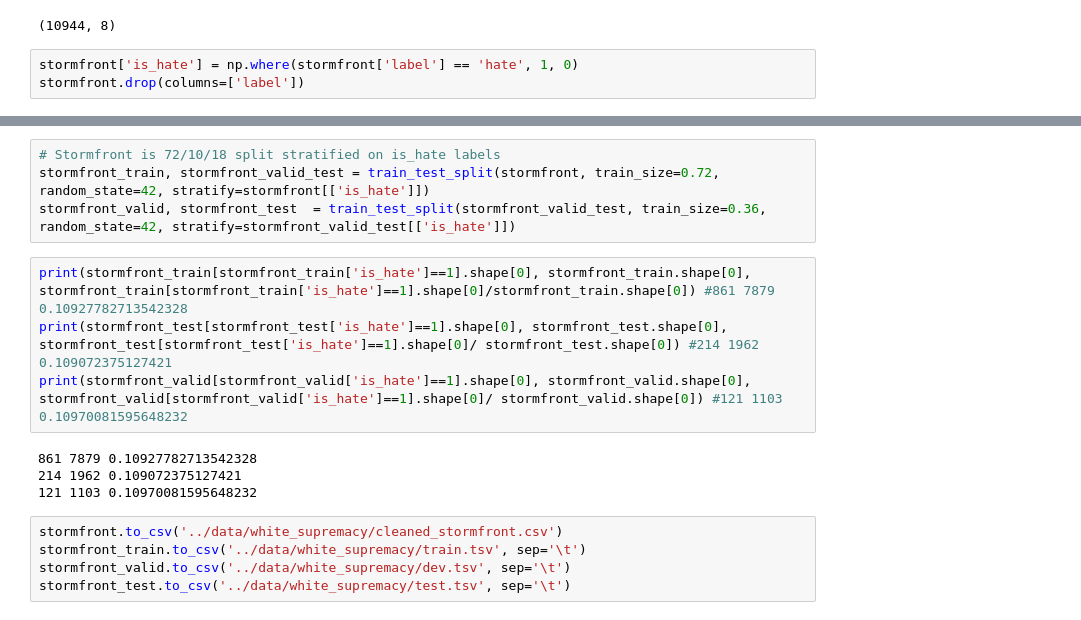
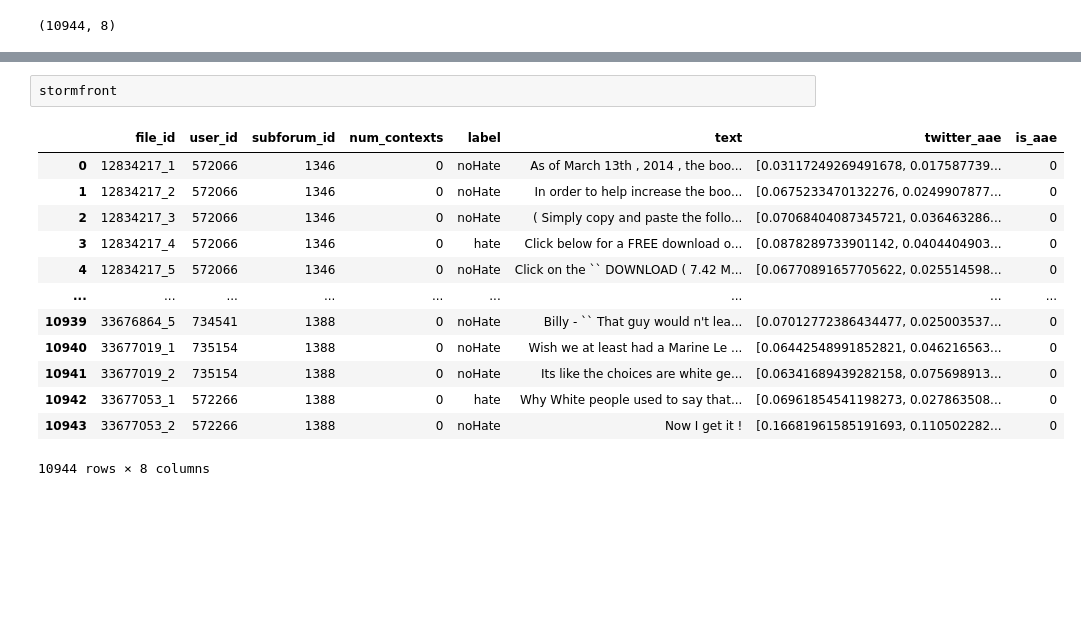
Before and after one commit to matanhalevy/DebiasingHateDetectionAAE, a Jupyter notebook: notebooks/predict_demographic.ipynb, the cells around one changed output, grey strips where cells are left out. Saved outputs shown, nothing was run; the diff lists cells and outputs as text; blank space fills up the shorter version.

```diff
--- a/notebooks/predict_demographic.ipynb
+++ b/notebooks/predict_demographic.ipynb
@@ -246,6 +177,3 @@ stormfront['is_aae'] = stormfront['is_aae'].astype(int) # only 1 is marked as aa
 stormfront.shape
 # %% [output]
 (10944, 8)
-# %%
-stormfront['is_hate'] = np.where(stormfront['label'] == 'hate', 1, 0)
-stormfront.drop(columns=['label'])
@@ -266,17 +180,16 @@ stormfront.drop(columns=['label'])
-# %%
-# Stormfront is 72/10/18 split stratified on is_hate labels
-stormfront_train, stormfront_valid_test = train_test_split(stormfront, train_size=0.72, random_state=42, stratify=stormfront[['is_hate']])
-stormfront_valid, stormfront_test  = train_test_split(stormfront_valid_test, train_size=0.36, random_state=42, stratify=stormfront_valid_test[['is_hate']])
-# %%
-print(stormfront_train[stormfront_train['is_hate']==1].shape[0], stormfront_train.shape[0], stormfront_train[stormfront_train['is_hate']==1].shape[0]/stormfront_train.shape[0]) #861 7879 0.10927782713542328
-print(stormfront_test[stormfront_test['is_hate']==1].shape[0], stormfront_test.shape[0], stormfront_test[stormfront_test['is_hate']==1].shape[0]/ stormfront_test.shape[0]) #214 1962 0.109072375127421
-print(stormfront_valid[stormfront_valid['is_hate']==1].shape[0], stormfront_valid.shape[0], stormfront_valid[stormfront_valid['is_hate']==1].shape[0]/ stormfront_valid.shape[0]) #121 1103 0.10970081595648232
-# %% [output]
-861 7879 0.10927782713542328
-214 1962 0.109072375127421
-121 1103 0.10970081595648232
-# %%
-stormfront.to_csv('../data/white_supremacy/cleaned_stormfront.csv')
-stormfront_train.to_csv('../data/white_supremacy/train.tsv', sep='\t')
-stormfront_valid.to_csv('../data/white_supremacy/dev.tsv', sep='\t')
-stormfront_test.to_csv('../data/white_supremacy/test.tsv', sep='\t')
+# %%
+stormfront
+# %% [output]
+|  | file_id | user_id | subforum_id | num_contexts | label | text | twitter_aae | is_aae |
+| 0 | 12834217_1 | 572066 | 1346 | 0 | noHate | As of March 13th , 2014 , the boo... | [0.03117249269491678, 0.017587739... | 0 |
+| 1 | 12834217_2 | 572066 | 1346 | 0 | noHate | In order to help increase the boo... | [0.0675233470132276, 0.0249907877... | 0 |
+| 2 | 12834217_3 | 572066 | 1346 | 0 | noHate | ( Simply copy and paste the follo... | [0.07068404087345721, 0.036463286... | 0 |
+| 3 | 12834217_4 | 572066 | 1346 | 0 | hate | Click below for a FREE download o... | [0.0878289733901142, 0.0404404903... | 0 |
+| 4 | 12834217_5 | 572066 | 1346 | 0 | noHate | Click on the `` DOWNLOAD ( 7.42 M... | [0.06770891657705622, 0.025514598... | 0 |
+| ... | ... | ... | ... | ... | ... | ... | ... | ... |
+| 10939 | 33676864_5 | 734541 | 1388 | 0 | noHate | Billy - `` That guy would n't lea... | [0.07012772386434477, 0.025003537... | 0 |
+| 10940 | 33677019_1 | 735154 | 1388 | 0 | noHate | Wish we at least had a Marine Le ... | [0.06442548991852821, 0.046216563... | 0 |
+| 10941 | 33677019_2 | 735154 | 1388 | 0 | noHate | Its like the choices are white ge... | [0.06341689439282158, 0.075698913... | 0 |
+| 10942 | 33677053_1 | 572266 | 1388 | 0 | hate | Why White people used to say that... | [0.06961854541198273, 0.027863508... | 0 |
+| 10943 | 33677053_2 | 572266 | 1388 | 0 | noHate | Now I get it ! | [0.16681961585191693, 0.110502282... | 0 |
+10944 rows × 8 columns
```
Also changed, not shown: parts of 10 cells of this notebook, 21 other files.
